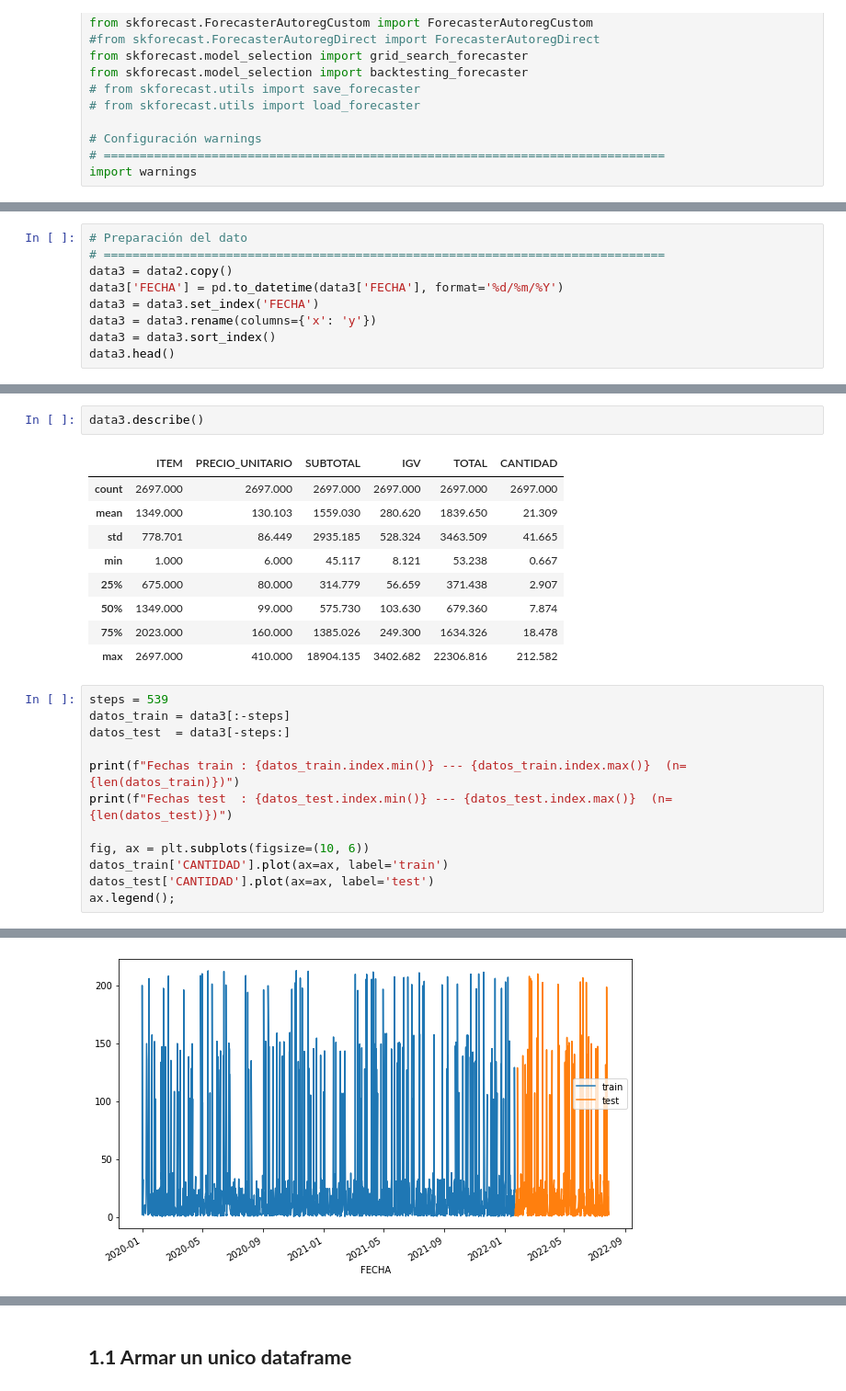
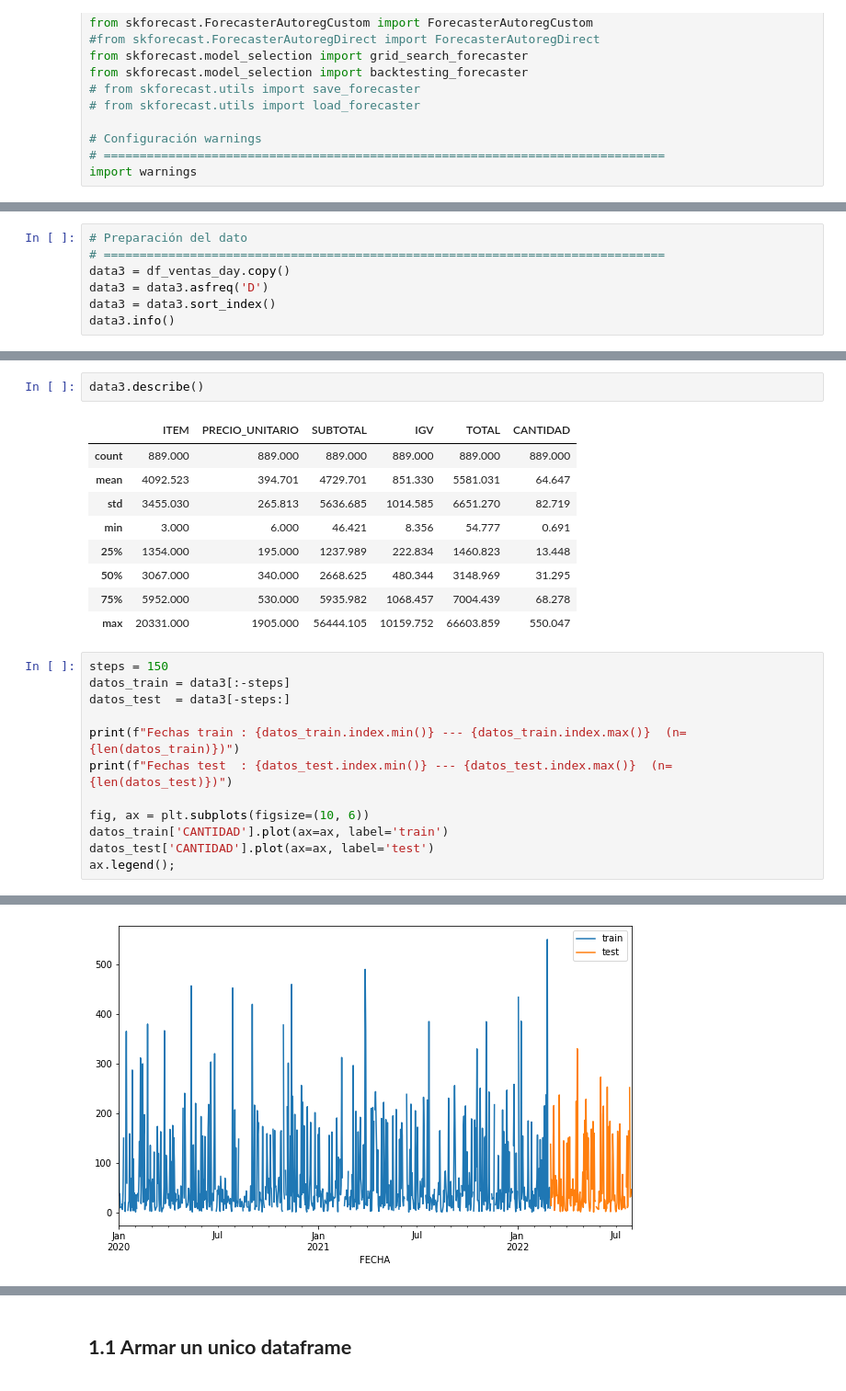
Before and after one commit to rdcn93/UPC_PI2_Model, a Jupyter notebook: UPC_PI2_Modelo.ipynb, the cells around one changed output, grey strips where cells are left out. Shown at 92% size. Saved outputs shown, nothing was run; the diff lists cells and outputs as text.

```diff
--- a/UPC_PI2_Modelo.ipynb
+++ b/UPC_PI2_Modelo.ipynb
@@ -395,10 +572,8 @@ import warnings
 # %%
 # Preparación del dato
 # ==============================================================================
-data3 = data2.copy()
-data3['FECHA'] = pd.to_datetime(data3['FECHA'], format='%d/%m/%Y')
-data3 = data3.set_index('FECHA')
-data3 = data3.rename(columns={'x': 'y'})
+data3 = df_ventas_day.copy()
+data3 = data3.asfreq('D')
 data3 = data3.sort_index()
-data3.head()
+data3.info()
 # %% [output]
@@ -413,16 +606,16 @@ data3.head()
 data3.describe()
 # %% [output]
 |  | ITEM | PRECIO_UNITARIO | SUBTOTAL | IGV | TOTAL | CANTIDAD |
-| count | 2697.000 | 2697.000 | 2697.000 | 2697.000 | 2697.000 | 2697.000 |
-| mean | 1349.000 | 130.103 | 1559.030 | 280.620 | 1839.650 | 21.309 |
-| std | 778.701 | 86.449 | 2935.185 | 528.324 | 3463.509 | 41.665 |
-| min | 1.000 | 6.000 | 45.117 | 8.121 | 53.238 | 0.667 |
-| 25% | 675.000 | 80.000 | 314.779 | 56.659 | 371.438 | 2.907 |
-| 50% | 1349.000 | 99.000 | 575.730 | 103.630 | 679.360 | 7.874 |
-| 75% | 2023.000 | 160.000 | 1385.026 | 249.300 | 1634.326 | 18.478 |
-| max | 2697.000 | 410.000 | 18904.135 | 3402.682 | 22306.816 | 212.582 |
+| count | 889.000 | 889.000 | 889.000 | 889.000 | 889.000 | 889.000 |
+| mean | 4092.523 | 394.701 | 4729.701 | 851.330 | 5581.031 | 64.647 |
+| std | 3455.030 | 265.813 | 5636.685 | 1014.585 | 6651.270 | 82.719 |
+| min | 3.000 | 6.000 | 46.421 | 8.356 | 54.777 | 0.691 |
+| 25% | 1354.000 | 195.000 | 1237.989 | 222.834 | 1460.823 | 13.448 |
+| 50% | 3067.000 | 340.000 | 2668.625 | 480.344 | 3148.969 | 31.295 |
+| 75% | 5952.000 | 530.000 | 5935.982 | 1068.457 | 7004.439 | 68.278 |
+| max | 20331.000 | 1905.000 | 56444.105 | 10159.752 | 66603.859 | 550.047 |
 # %%
-steps = 539
+steps = 150
 datos_train = data3[:-steps]
 datos_test  = data3[-steps:]
 
@@ -439 +632 @@ Fechas test  : 2022-01-22 00:00:00 --- 2022-07-30 00:00:00  (n=539)
-[figure, old version]
+[figure, new version]
```
Also changed, not shown: parts of 48 cells of this notebook.
